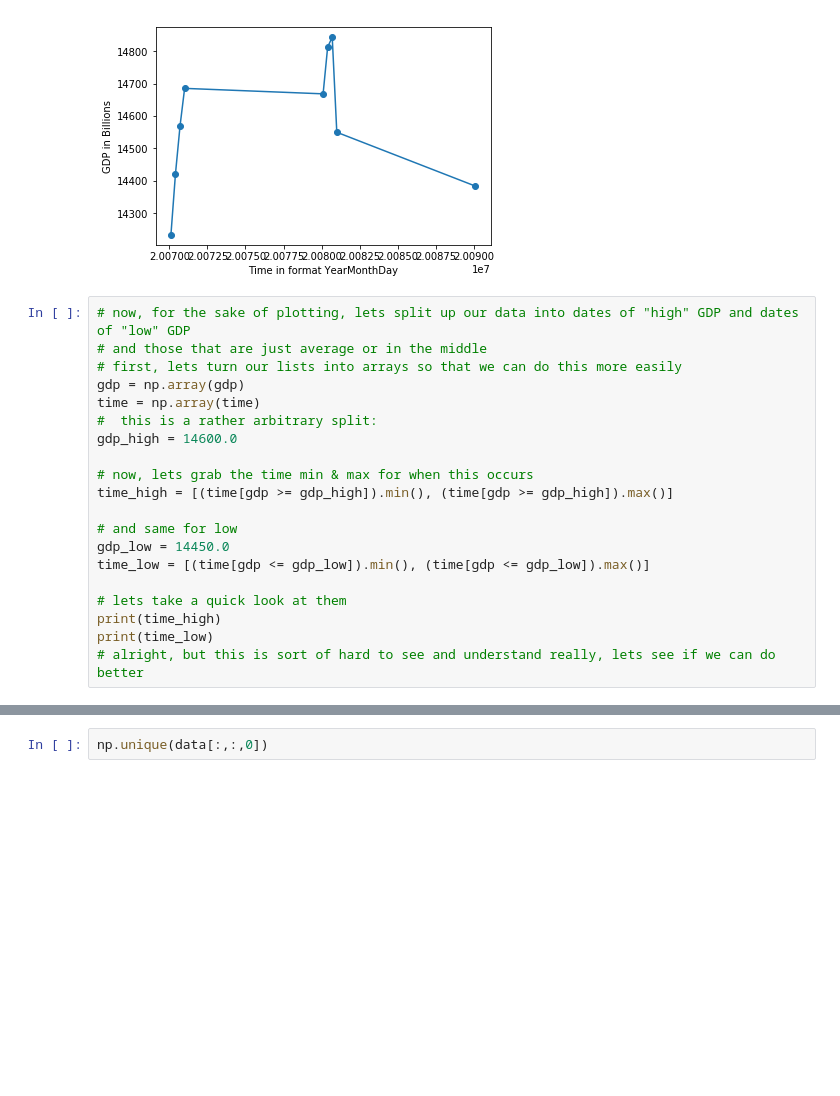
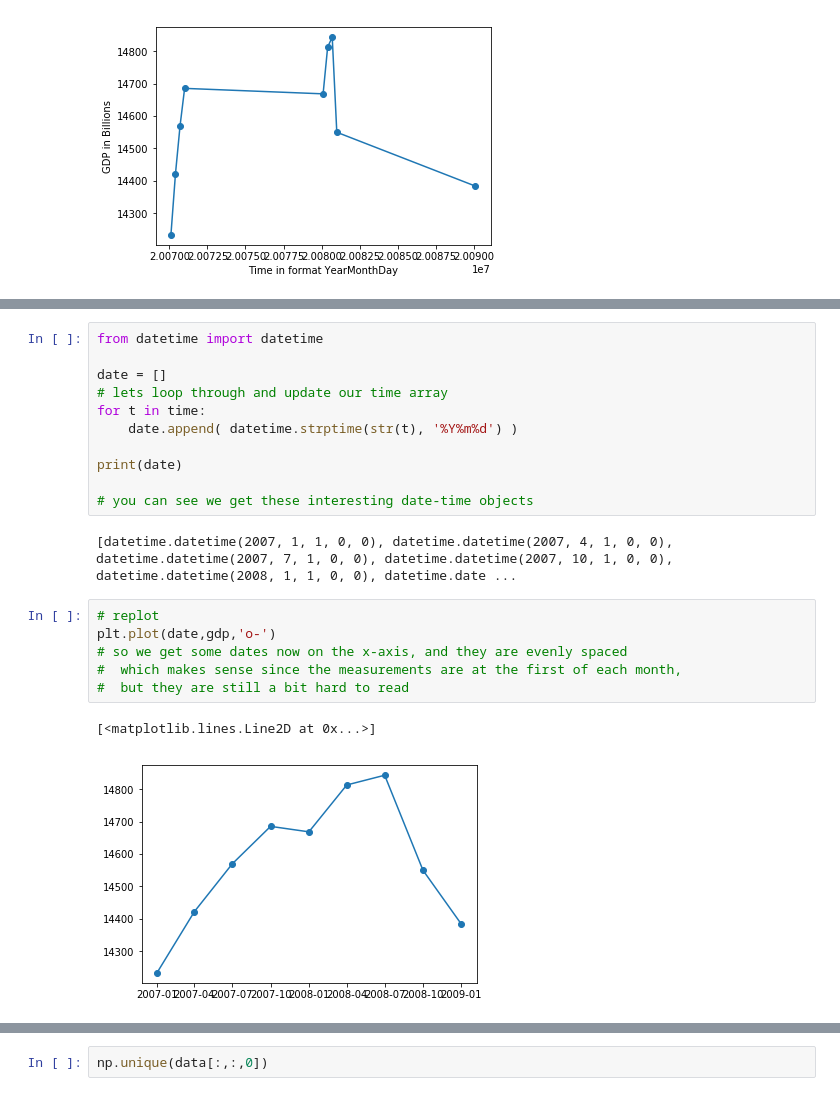
Before and after one commit to UIUC-iSchool-DataViz/spring2019online, a Jupyter notebook: week01/prep_notebook_week01_mine.ipynb, the cells around one changed output, grey strips where cells are left out. Drawn from its saved outputs; the diff is of its cells as text; blank space fills up the shorter version.

```diff
--- a/week01/prep_notebook_week01_mine.ipynb
+++ b/week01/prep_notebook_week01_mine.ipynb
@@ -72,23 +72,3 @@ plt.ylabel('GDP in Billions')
 # %% [output]
 Text(0, 0.5, 'GDP in Billions')
 [figure]
-# %%
-# now, for the sake of plotting, lets split up our data into dates of "high" GDP and dates of "low" GDP
-# and those that are just average or in the middle
-# first, lets turn our lists into arrays so that we can do this more easily
-gdp = np.array(gdp)
-time = np.array(time)
-#  this is a rather arbitrary split:
-gdp_high = 14600.0
-
-# now, lets grab the time min & max for when this occurs
-time_high = [(time[gdp >= gdp_high]).min(), (time[gdp >= gdp_high]).max()]
-
-# and same for low
-gdp_low = 14450.0
-time_low = [(time[gdp <= gdp_low]).min(), (time[gdp <= gdp_low]).max()]
-
-# lets take a quick look at them
-print(time_high)
-print(time_low)
-# alright, but this is sort of hard to see and understand really, lets see if we can do better
@@ -298,0 +79,22 @@ data = np.array(Image.open("stitch_badness_level_reworked.png", "r"))
+# %%
+from datetime import datetime
+
+date = []
+# lets loop through and update our time array
+for t in time:
+    date.append( datetime.strptime(str(t), '%Y%m%d') )
+
+print(date)
+
+# you can see we get these interesting date-time objects
+# %% [output]
+[datetime.datetime(2007, 1, 1, 0, 0), datetime.datetime(2007, 4, 1, 0, 0), datetime.datetime(2007, 7, 1, 0, 0), datetime.datetime(2007, 10, 1, 0, 0), datetime.datetime(2008, 1, 1, 0, 0), datetime.date ...
+# %%
+# replot
+plt.plot(date,gdp,'o-')
+# so we get some dates now on the x-axis, and they are evenly spaced
+#  which makes sense since the measurements are at the first of each month,
+#  but they are still a bit hard to read
+# %% [output]
+[<matplotlib.lines.Line2D at 0x...>]
+[figure, added]
```
Also changed, not shown: parts of 44 cells of this notebook, 3 other files.
